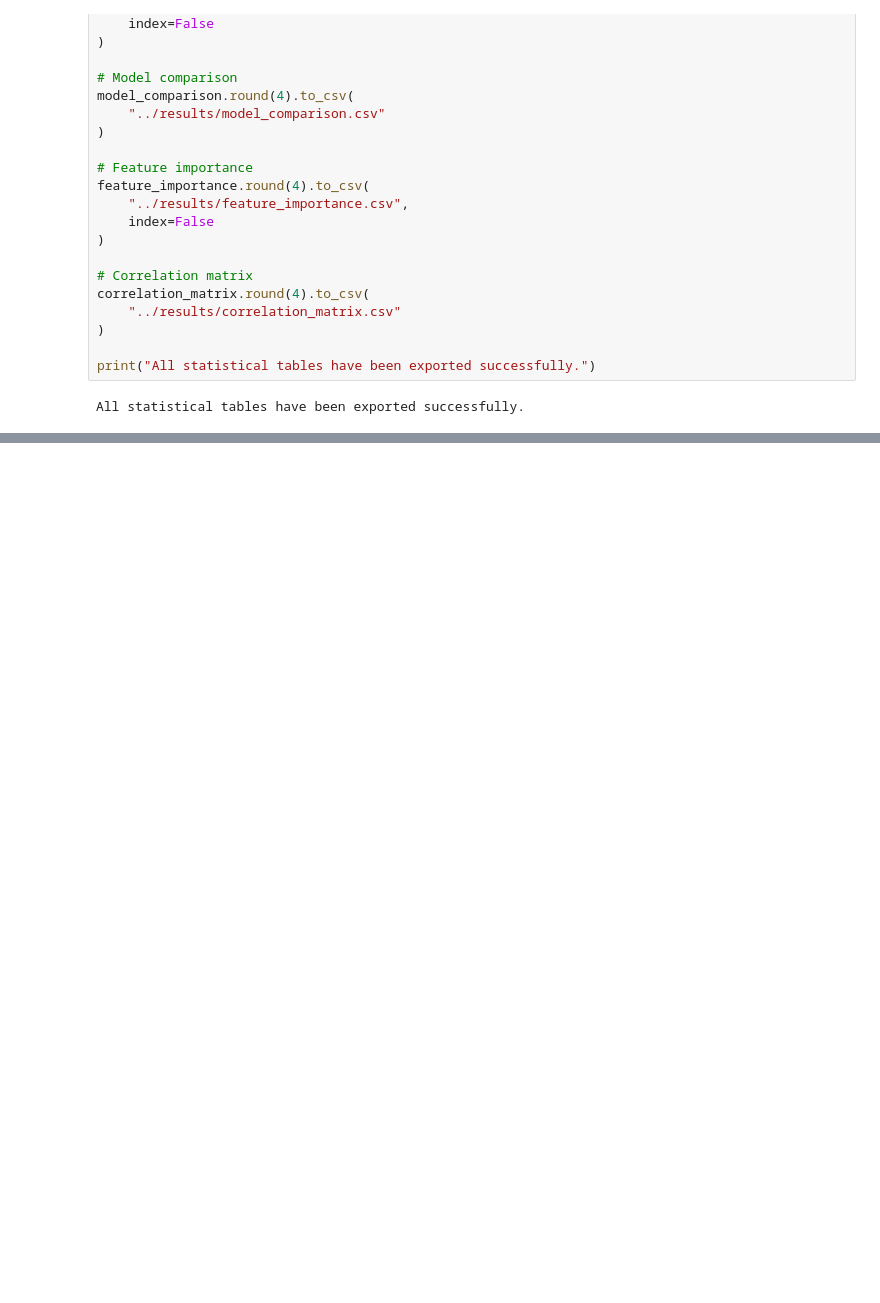
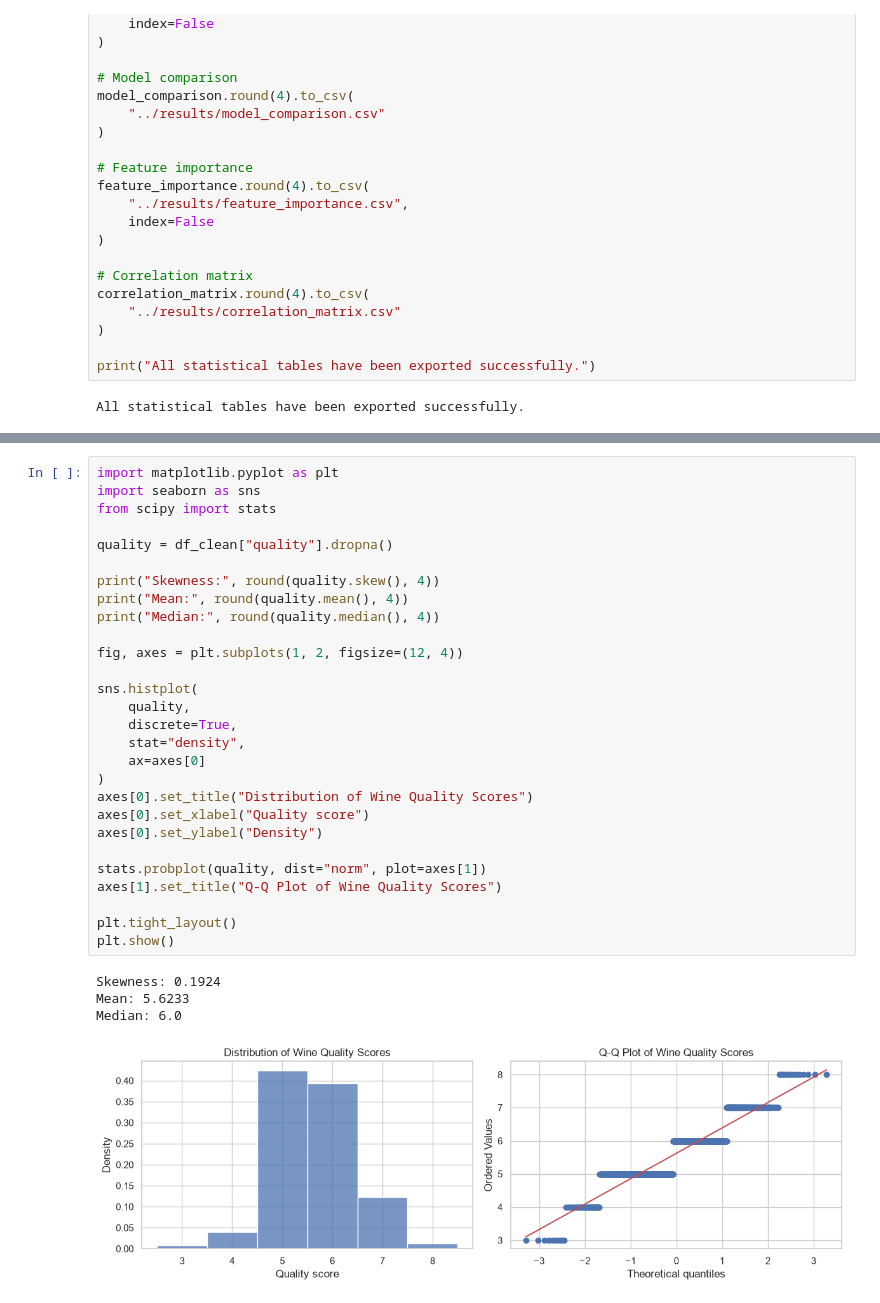
Before and after one commit to sahilmadaan048/Wine_Quality_Statistical_Analysis, a Jupyter notebook: notebooks/wine_quality_analysis.ipynb, the cells around one changed output, grey strips where cells are left out. Drawn from its saved outputs; the diff is of its cells as text; blank space fills up the shorter version.

```diff
--- a/notebooks/wine_quality_analysis.ipynb
+++ b/notebooks/wine_quality_analysis.ipynb
@@ -1586,0 +1718,33 @@ All statistical tables have been exported successfully.
+# %%
+import matplotlib.pyplot as plt
+import seaborn as sns
+from scipy import stats
+
+quality = df_clean["quality"].dropna()
+
+print("Skewness:", round(quality.skew(), 4))
+print("Mean:", round(quality.mean(), 4))
+print("Median:", round(quality.median(), 4))
+
+fig, axes = plt.subplots(1, 2, figsize=(12, 4))
+
+sns.histplot(
+    quality,
+    discrete=True,
+    stat="density",
+    ax=axes[0]
+)
+axes[0].set_title("Distribution of Wine Quality Scores")
+axes[0].set_xlabel("Quality score")
+axes[0].set_ylabel("Density")
+
+stats.probplot(quality, dist="norm", plot=axes[1])
+axes[1].set_title("Q-Q Plot of Wine Quality Scores")
+
+plt.tight_layout()
+plt.show()
+# %% [output]
+Skewness: 0.1924
+Mean: 5.6233
+Median: 6.0
+[figure, added]
```
Also changed, not shown: parts of 3 cells of this notebook, 14 other files.
